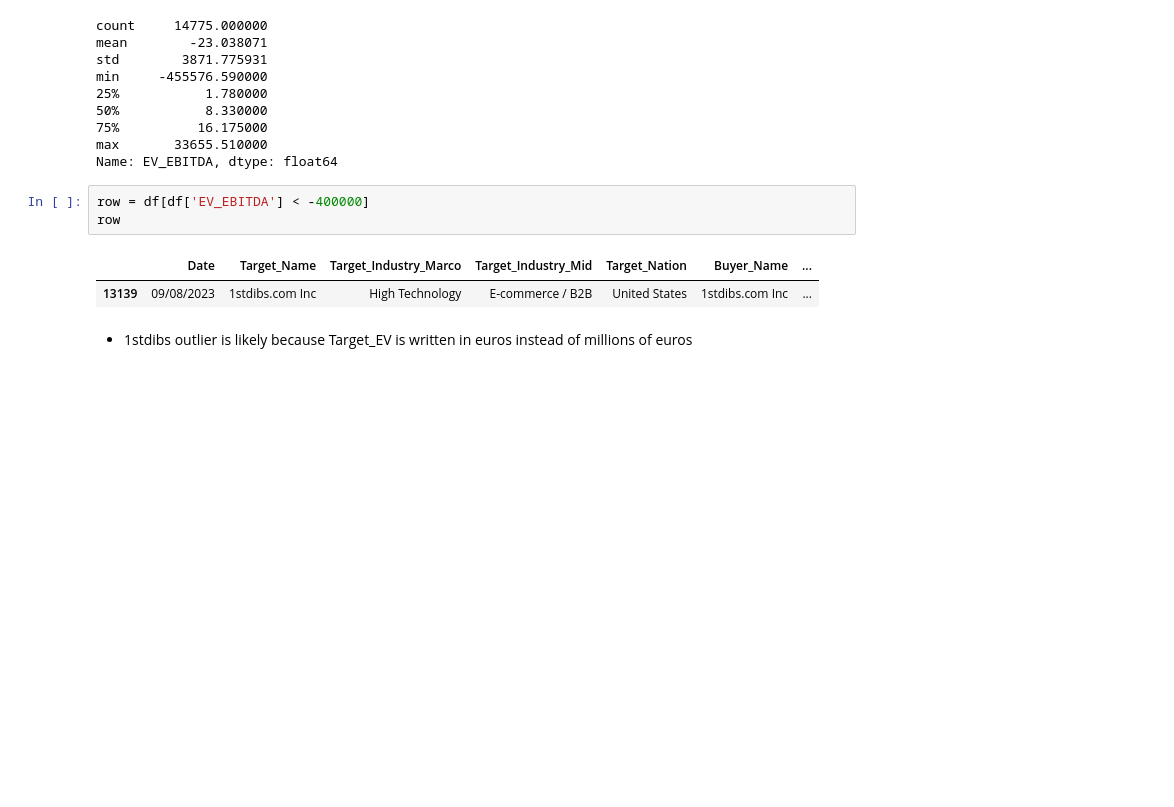
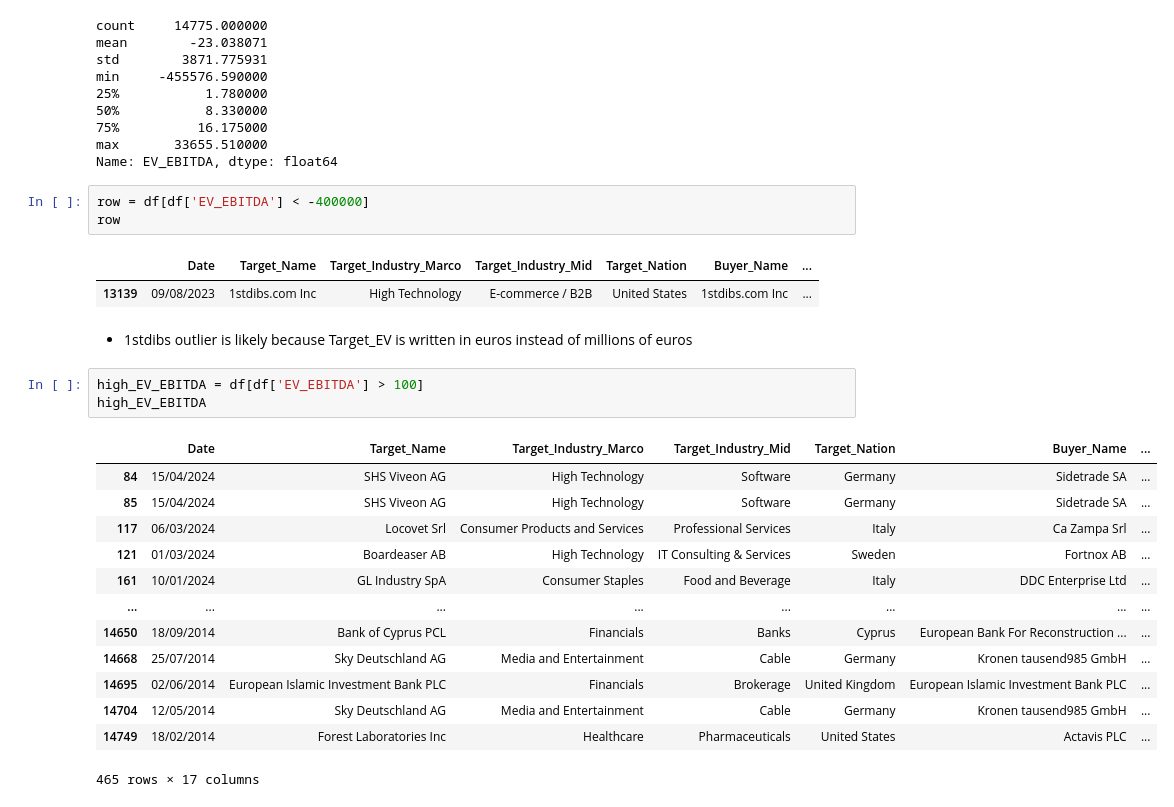
Before and after one commit to georgylevin27/ValTool, a Jupyter notebook: larryxmiller_valtool.ipynb, the cells around one changed output. Cells and saved outputs as stored; diff of their text form; blank space fills up the shorter version.

```diff
--- a/larryxmiller_valtool.ipynb
+++ b/larryxmiller_valtool.ipynb
@@ -277,3 +322,20 @@ row
 | 13139 | 09/08/2023 | 1stdibs.com Inc | High Technology | E-commerce / B2B | United States | 1stdibs.com Inc | ... |
 # %% [markdown]
 - 1stdibs outlier is likely because Target_EV is written in euros instead of millions of euros
+# %%
+high_EV_EBITDA = df[df['EV_EBITDA'] > 100]
+high_EV_EBITDA
+# %% [output]
+|  | Date | Target_Name | Target_Industry_Marco | Target_Industry_Mid | Target_Nation | Buyer_Name | ... |
+| 84 | 15/04/2024 | SHS Viveon AG | High Technology | Software | Germany | Sidetrade SA | ... |
+| 85 | 15/04/2024 | SHS Viveon AG | High Technology | Software | Germany | Sidetrade SA | ... |
+| 117 | 06/03/2024 | Locovet Srl | Consumer Products and Services | Professional Services | Italy | Ca Zampa Srl | ... |
+| 121 | 01/03/2024 | Boardeaser AB | High Technology | IT Consulting & Services | Sweden | Fortnox AB | ... |
+| 161 | 10/01/2024 | GL Industry SpA | Consumer Staples | Food and Beverage | Italy | DDC Enterprise Ltd | ... |
+| ... | ... | ... | ... | ... | ... | ... | ... |
+| 14650 | 18/09/2014 | Bank of Cyprus PCL | Financials | Banks | Cyprus | European Bank For Reconstruction ... | ... |
+| 14668 | 25/07/2014 | Sky Deutschland AG | Media and Entertainment | Cable | Germany | Kronen tausend985 GmbH | ... |
+| 14695 | 02/06/2014 | European Islamic Investment Bank PLC | Financials | Brokerage | United Kingdom | European Islamic Investment Bank PLC | ... |
+| 14704 | 12/05/2014 | Sky Deutschland AG | Media and Entertainment | Cable | Germany | Kronen tausend985 GmbH | ... |
+| 14749 | 18/02/2014 | Forest Laboratories Inc | Healthcare | Pharmaceuticals | United States | Actavis PLC | ... |
+465 rows × 17 columns
```
Also changed, not shown: parts of 4 cells of this notebook.
